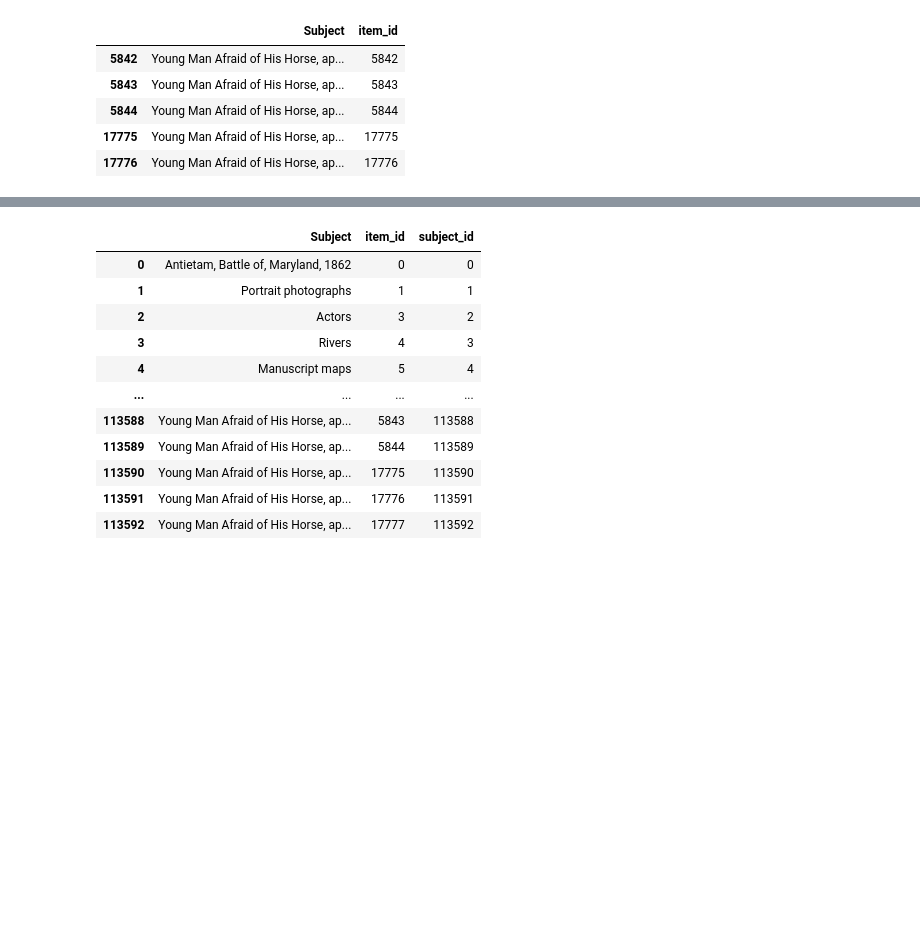
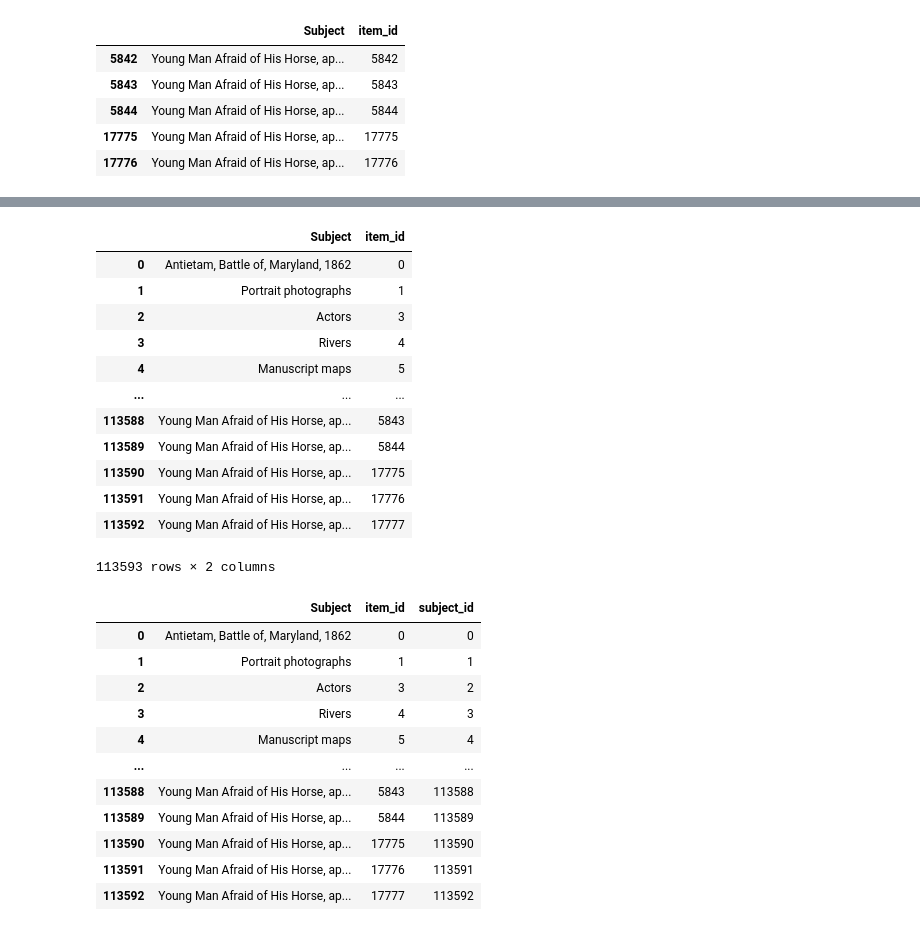
Before and after one commit to caitepley/Project-3, a Jupyter notebook: subject_processing.ipynb, the cells around one changed output, grey strips where cells are left out. Saved outputs shown, nothing was run; the diff lists cells and outputs as text; code cells hidden in the pictures; blank space fills up the shorter version.

```diff
--- a/subject_processing.ipynb
+++ b/subject_processing.ipynb
@@ -518,3 +497,21 @@ subject_merged_df = pd.merge(subject_merged_df,subject_df_col29, how='outer')
+# %%
+# drop any duplicate rows
+subject_merged_df = subject_merged_df.drop_duplicates()
+subject_merged_df
+# %% [output]
+|  | Subject | item_id |
+| 0 | Antietam, Battle of, Maryland, 1862 | 0 |
+| 1 | Portrait photographs | 1 |
+| 2 | Actors | 3 |
+| 3 | Rivers | 4 |
+| 4 | Manuscript maps | 5 |
+| ... | ... | ... |
+| 113588 | Young Man Afraid of His Horse, ap... | 5843 |
+| 113589 | Young Man Afraid of His Horse, ap... | 5844 |
+| 113590 | Young Man Afraid of His Horse, ap... | 17775 |
+| 113591 | Young Man Afraid of His Horse, ap... | 17776 |
+| 113592 | Young Man Afraid of His Horse, ap... | 17777 |
+113593 rows × 2 columns
 # %%
 # set the index values to a column to act as the primary key
 subject_merged_df['subject_id'] = subject_merged_df.index
```
Also changed, not shown: parts of 17 cells of this notebook, 12 other files.
